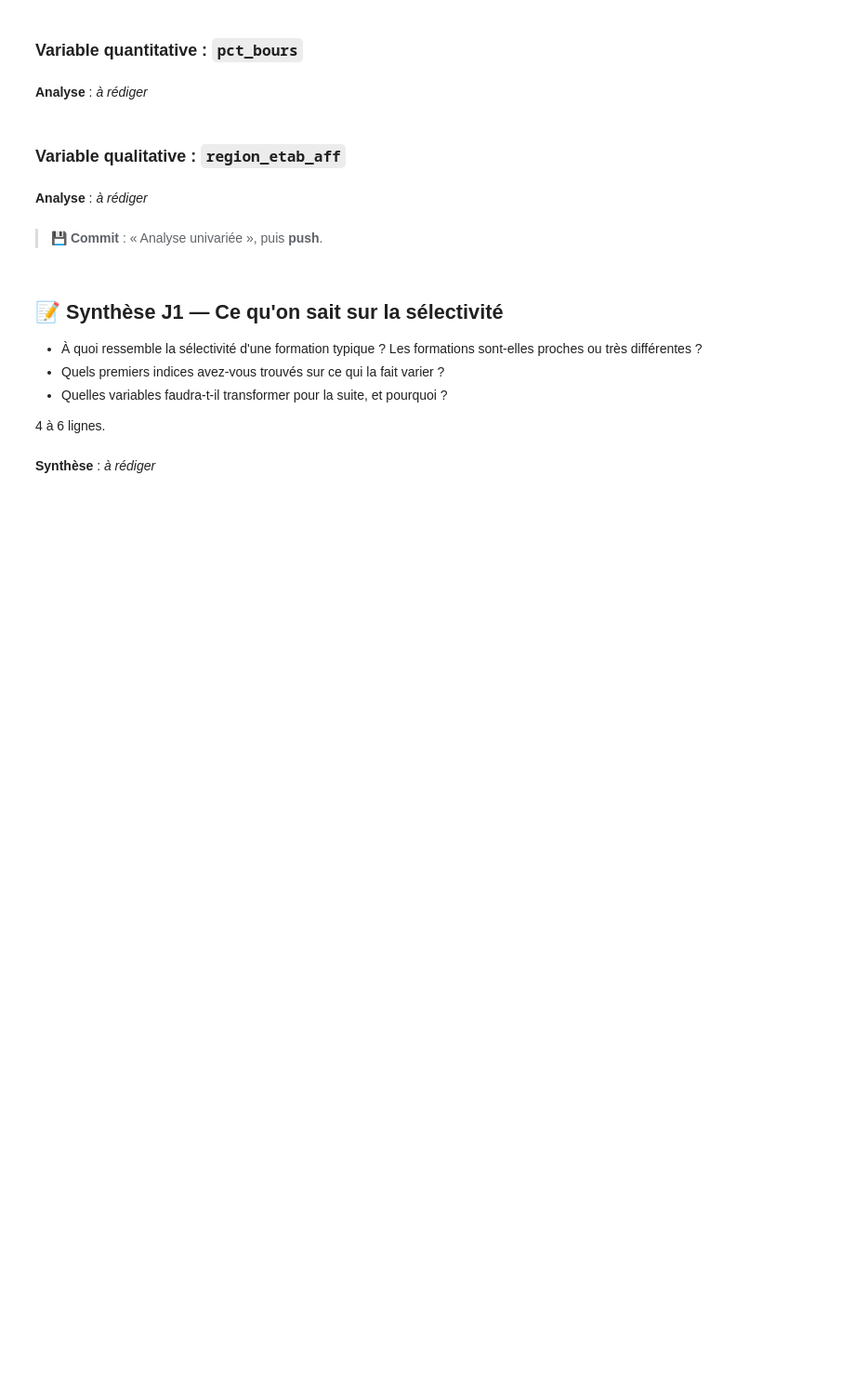
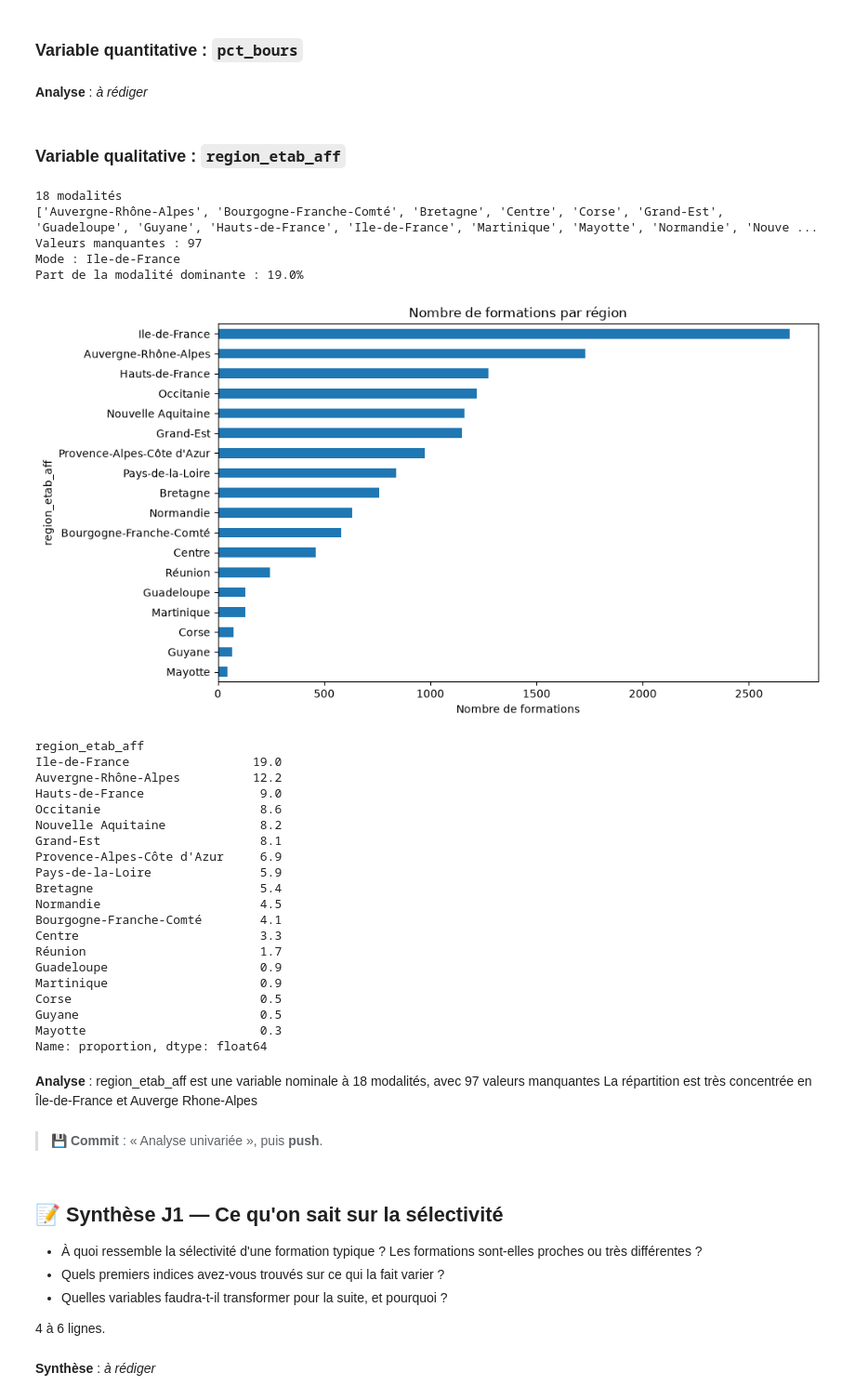
Before and after one commit to Ueihta/tp_EA_MG, a Jupyter notebook: TP_Parcoursup.ipynb, the cells around one changed output. Shown at 93% size. Drawn from its saved outputs; the diff is of its cells as text; code cells hidden in the pictures; blank space fills up the shorter version.

Commit message:
Analyse Univarié Region

```diff
--- a/TP_Parcoursup.ipynb
+++ b/TP_Parcoursup.ipynb
@@ -507,8 +507,55 @@ Vous disposez maintenant de toute la méthode. Analysez **seuls** les deux varia
 **Analyse** : _à rédiger_
 # %% [markdown]
 ### Variable qualitative : `region_etab_aff`
+# %%
+region = df["region_etab_aff"]
+
+print(region.nunique(), "modalités")
+print(sorted(region.dropna().unique()))
+
+print("Valeurs manquantes :", region.isna().sum())
+
+effectifs = region.value_counts()
+print("Mode :", effectifs.index[0])
+print(f"Part de la modalité dominante : {effectifs.iloc[0] / effectifs.sum():.1%}")
+
+plt.figure(figsize=(10, 6))
+effectifs.sort_values().plot(kind="barh")
+plt.title("Nombre de formations par région")
+plt.xlabel("Nombre de formations")
+plt.show()
+
+print((region.value_counts(normalize=True) * 100).round(1))
+# %% [output]
+18 modalités
+['Auvergne-Rhône-Alpes', 'Bourgogne-Franche-Comté', 'Bretagne', 'Centre', 'Corse', 'Grand-Est', 'Guadeloupe', 'Guyane', 'Hauts-de-France', 'Ile-de-France', 'Martinique', 'Mayotte', 'Normandie', 'Nouve ...
+Valeurs manquantes : 97
+Mode : Ile-de-France
+Part de la modalité dominante : 19.0%
+[figure, added]
+region_etab_aff
+Ile-de-France                 19.0
+Auvergne-Rhône-Alpes          12.2
+Hauts-de-France                9.0
+Occitanie                      8.6
+Nouvelle Aquitaine             8.2
+Grand-Est                      8.1
+Provence-Alpes-Côte d'Azur     6.9
+Pays-de-la-Loire               5.9
+Bretagne                       5.4
+Normandie                      4.5
+Bourgogne-Franche-Comté        4.1
+Centre                         3.3
+Réunion                        1.7
+Guadeloupe                     0.9
+Martinique                     0.9
+Corse                          0.5
+Guyane                         0.5
+Mayotte                        0.3
+Name: proportion, dtype: float64
 # %% [markdown]
-**Analyse** : _à rédiger_
+**Analyse** : region_etab_aff est une variable nominale à 18 modalités, avec 97 valeurs manquantes
+La répartition est très concentrée en Île-de-France et Auverge Rhone-Alpes
 # %% [markdown]
 > 💾 **Commit** : « Analyse univariée », puis **push**.
 # %% [markdown]
```
